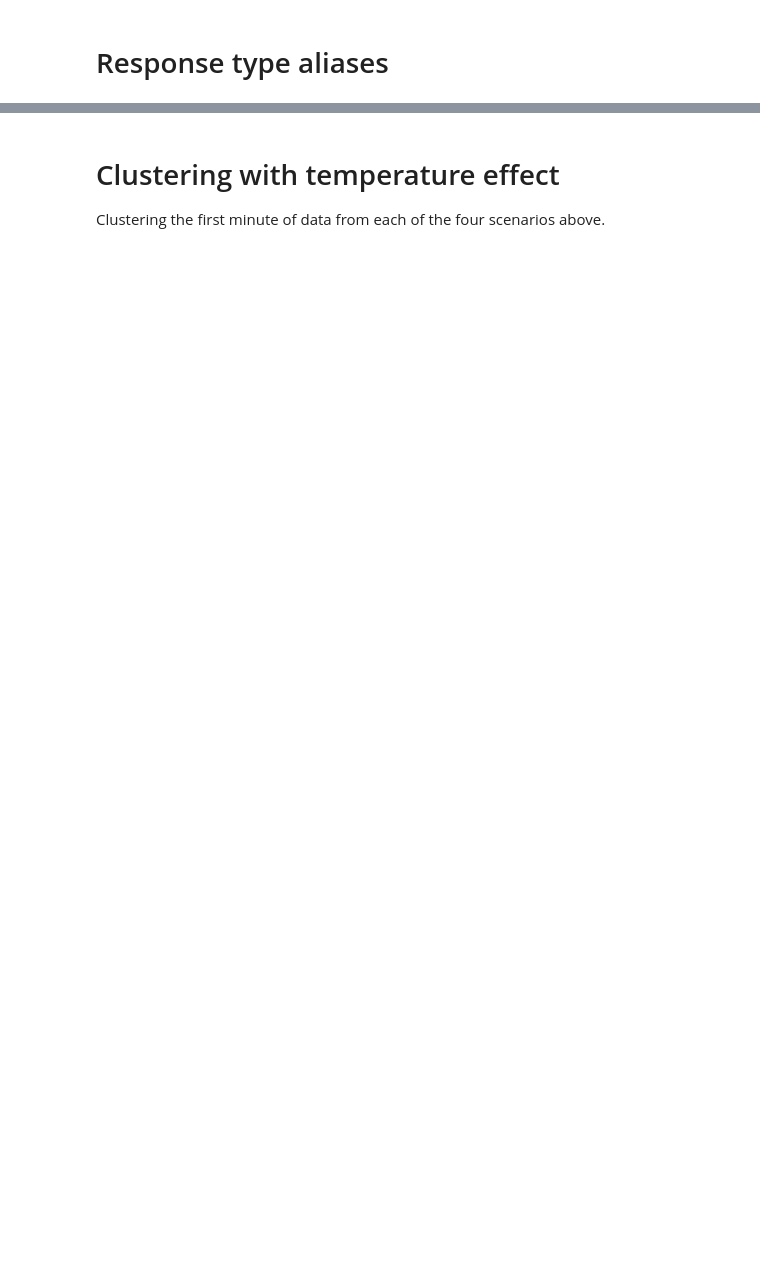
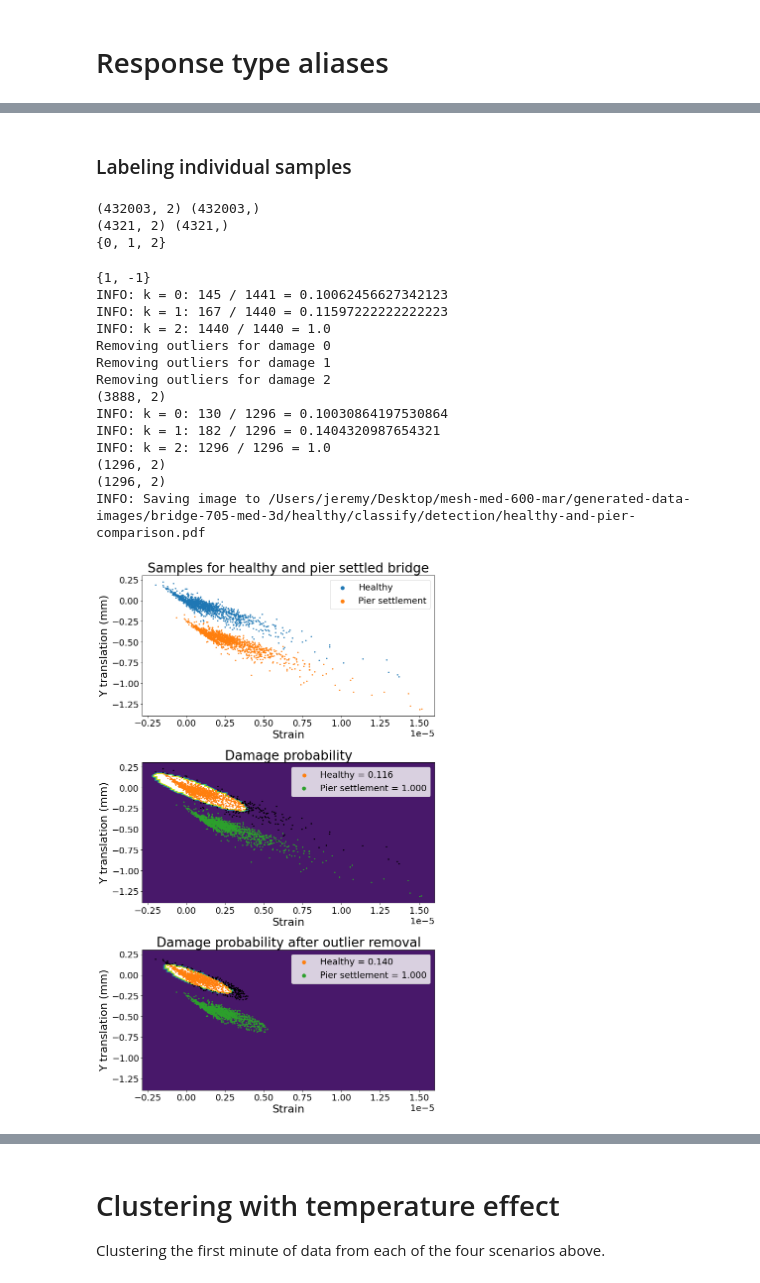
Before and after one commit to jerbaroo/bridge-sim, a Jupyter notebook: notebooks/piers.ipynb, the cells around one changed output, grey strips where cells are left out. Saved outputs shown, nothing was run; the diff lists cells and outputs as text; code cells hidden in the pictures; blank space fills up the shorter version.

```diff
--- a/notebooks/piers.ipynb
+++ b/notebooks/piers.ipynb
@@ -63,10 +140,13 @@ traffic_array.shape
 # %%
-c.parallel_ulm = False
-damage_scenarios = [healthy_damage, pier_disp_damage([(5, 1 / 1000)])]
-damage_names = ["Healthy", "Pier 5 settlement by 1mm"]
+damage_scenarios = [healthy_damage, healthy_damage, pier_disp_damage([(5, 1 / 1000)])]
+traffic_arrays = [traffic_array_0, traffic_array_1, traffic_array_1]
+damage_names = ["Healthy", "Healthy", "Pier settlement"]
+assert len(damage_scenarios) == len(traffic_arrays)
+assert len(damage_scenarios) == len(damage_names)
 response_types = [rt_y, rt_s]
+
 responses = [[[] for _ in response_types] for _ in damage_scenarios]
-for d_i, damage_scenario in enumerate(damage_scenarios):
+for d_i, (damage_scenario, traffic_array) in enumerate(zip(damage_scenarios, traffic_arrays)):
     for r_i, response_type in enumerate(response_types):
         responses[d_i][r_i] = responses_to_traffic_array(
             c=damage_scenario.use(c)[0],
@@ -226,12 +211,14 @@ def remove_outliers(model_f, data, other_data=None, good=1):
     if other_data is None:
         return data[pred == good]
     return data[pred == good], other_data[pred == good]
+# %% [markdown]
+### Labeling individual samples
 # %%
 # First collect and label the responses.
 damage_features = []  # Dimensions: ((damage scenarios x samples per simulation) x features).
 damage_labels = []  # A list of length (damage scenarios x samples per simulation), each value is the damage scenario index.
 for damage_i in range(len(responses)):
-    y, s = responses[damage_i]
+    y, s = deepcopy(responses[damage_i])
     y, s = resize_y(y), resize_s(s)
     for response_i in range(len(y)):
         damage_features.append([y[response_i], s[response_i]])
@@ -244,19 +231,19 @@ print(damage_features.shape, damage_labels.shape)
 downsample = int(1 / c.sensor_hz)
 damage_features, damage_labels = damage_features[::downsample], damage_labels[::downsample]
 print(damage_features.shape, damage_labels.shape)
+print(set(damage_labels))
+# %% [output]
+(432003, 2) (432003,)
+(4321, 2) (4321,)
+{0, 1, 2}
 # %%
-from sklearn.cluster import KMeans, SpectralClustering
 from sklearn.covariance import EllipticEnvelope
-from sklearn.ensemble import IsolationForest
-from sklearn.mixture import GaussianMixture
-from sklearn.neighbors import LocalOutlierFactor
-from sklearn.svm import OneClassSVM
 
-plt.portrait()  # Switch from landscape to portrait plots.
+plt.portrait()
 
-# Plot the reference data.
+# Plot the raw data.
 plt.subplot(3, 1, 1)
-for damage_label in set(damage_labels):
+for damage_label in [1, 2]:
     plot_features = filter_for_label(damage_features, damage_label, damage_labels)
     plt.scatter(plot_features[:, 1], plot_features[:, 0], label=damage_names[damage_label], s=3)
 plt.ylabel(f"{rt_y.name()} ({units_y})")
@@ -266,14 +253,14 @@ legend_marker_size(plt.legend(), 50)
 
 # Choose a model.
 model_f = EllipticEnvelope
-model_f = IsolationForest
+# model_f = IsolationForest
 
-# Fit the model to data and predict.
+# Fit the model to healthy/reference data.
 model = model_f().fit(filter_for_label(damage_features, 0, damage_labels))
+
+# Predict and determine accuracy of the model.
 pred = model.predict(damage_features)
 print(set(pred))
-
-# Determine accuracy of the model.
 total = defaultdict(lambda: 0)
 correct = defaultdict(lambda: 0)
 for i, damage_label in enumerate(damage_labels):
@@ -287,66 +274,87 @@ for k, t in total.items():
 
 # Plot the model results.
 plt.subplot(3, 1, 2)
-for damage_label in set(damage_labels):
+for damage_label in [1, 2]:
     plot_features = filter_for_label(damage_features, damage_label, damage_labels)
     plot_pred = filter_for_label(pred, damage_label, damage_labels)
-    cs = [colour(damage_label) if (damage_label == 0 and p == 1) or (damage_label > 0 and p == -1) else "black" for p in plot_pred]
+    cs = [colour(damage_label) if (damage_label == 1 and p == 1) or (damage_label > 1 and p == -1) else "black" for p in plot_pred]
     plt.scatter(plot_features[:, 1], plot_features[:, 0], c=cs, label=f"{damage_names[damage_label]} = {correct[damage_label] / total[damage_label]:.3f}", s=3)
 plt.ylabel(f"{rt_y.name()} ({units_y})")
 plt.xlabel(f"{rt_s.name()}")
 plt.title("Damage probability")
 legend = plt.legend()
 legend_marker_size(legend, 50)
-legend.legendHandles[0].set_color("tab:blue")
+legend.legendHandles[0].set_color(colour(1))
 plot_boundary(model)
 
 #########################
 # Now without outliers! #
 #########################
 
+og_damage_labels = damage_labels
+
 # Remove the outliers.
 new_damage_features, new_damage_labels = [], []
-for damage_label in set(damage_labels):
+for damage_label in sorted(set(damage_labels)):
     print(f"Removing outliers for damage {damage_label}")
     df, dl = remove_outliers(
         model_f,
         filter_for_label(damage_features, damage_label, damage_labels),
-        filter_for_label(damage_labels, damage_label, damage_labels)
+        filter_for_label(damage_labels, damage_label, damage_labels),
     )
     new_damage_features.append(df), new_damage_labels.append(dl)
 damage_features = np.concatenate(new_damage_features)
 damage_labels = np.concatenate(new_damage_labels)
+print(damage_features.shape)
 
-# Predict on the new features without outliers.
+# Fit the model to healthy/reference data.
+model = model_f().fit(filter_for_label(damage_features, 0, damage_labels))
+
+# Predict and determine accuracy of the model.
 pred = model.predict(damage_features)
-
-# Determine accuracy of the model.
 total = defaultdict(lambda: 0)
 correct = defaultdict(lambda: 0)
 for i, damage_label in enumerate(damage_labels):
     total[damage_label] += 1
     if pred[i] == -1:
         correct[damage_label] += 1
 
 # Print accuracy of the model.
 for k, t in total.items():
     print_i(f"k = {k}: {correct[k]} / {t} = {correct[k] / t}")
 
 # Plot the model results.
 plt.subplot(3, 1, 3)
-for damage_label in set(damage_labels):
+for damage_label in [1, 2]:
     plot_features = filter_for_label(damage_features, damage_label, damage_labels)
+    print(plot_features.shape)
     plot_pred = filter_for_label(pred, damage_label, damage_labels)
-    cs = [colour(damage_label) if (damage_label == 0 and p == 1) or (damage_label > 0 and p == -1) else "black" for p in plot_pred]
+    cs = [colour(damage_label) if (damage_label == 1 and p == 1) or (damage_label > 1 and p == -1) else "black" for p in plot_pred]
     plt.scatter(plot_features[:, 1], plot_features[:, 0], c=cs, label=f"{damage_names[damage_label]} = {correct[damage_label] / total[damage_label]:.3f}", s=3)
 plt.ylabel(f"{rt_y.name()} ({units_y})")
 plt.xlabel(f"{rt_s.name()}")
 plt.title("Damage probability after outlier removal")
 legend_marker_size(plt.legend(), 50)
 
 equal_lims("x", rows=3, cols=1)
 equal_lims("y", rows=3, cols=1)
 plot_boundary(model)
 plt.tight_layout()
 plt.savefig(c.get_image_path("classify/detection", "healthy-and-pier-comparison.pdf"))
 plt.landscape()  # Keep as default.
+# %% [output]
+{1, -1}
+INFO: k = 0: 145 / 1441 = 0.10062456627342123
+INFO: k = 1: 167 / 1440 = 0.11597222222222223
+INFO: k = 2: 1440 / 1440 = 1.0
+Removing outliers for damage 0
+Removing outliers for damage 1
+Removing outliers for damage 2
+(3888, 2)
+INFO: k = 0: 130 / 1296 = 0.10030864197530864
+INFO: k = 1: 182 / 1296 = 0.1404320987654321
+INFO: k = 2: 1296 / 1296 = 1.0
+(1296, 2)
+(1296, 2)
+INFO: Saving image to /Users/jeremy/Desktop/mesh-med-600-mar/generated-data-images/bridge-705-med-3d/healthy/classify/detection/healthy-and-pier-comparison.pdf
+[figure, added]
```
Also changed, not shown: parts of 27 cells of this notebook, 5 other files.
